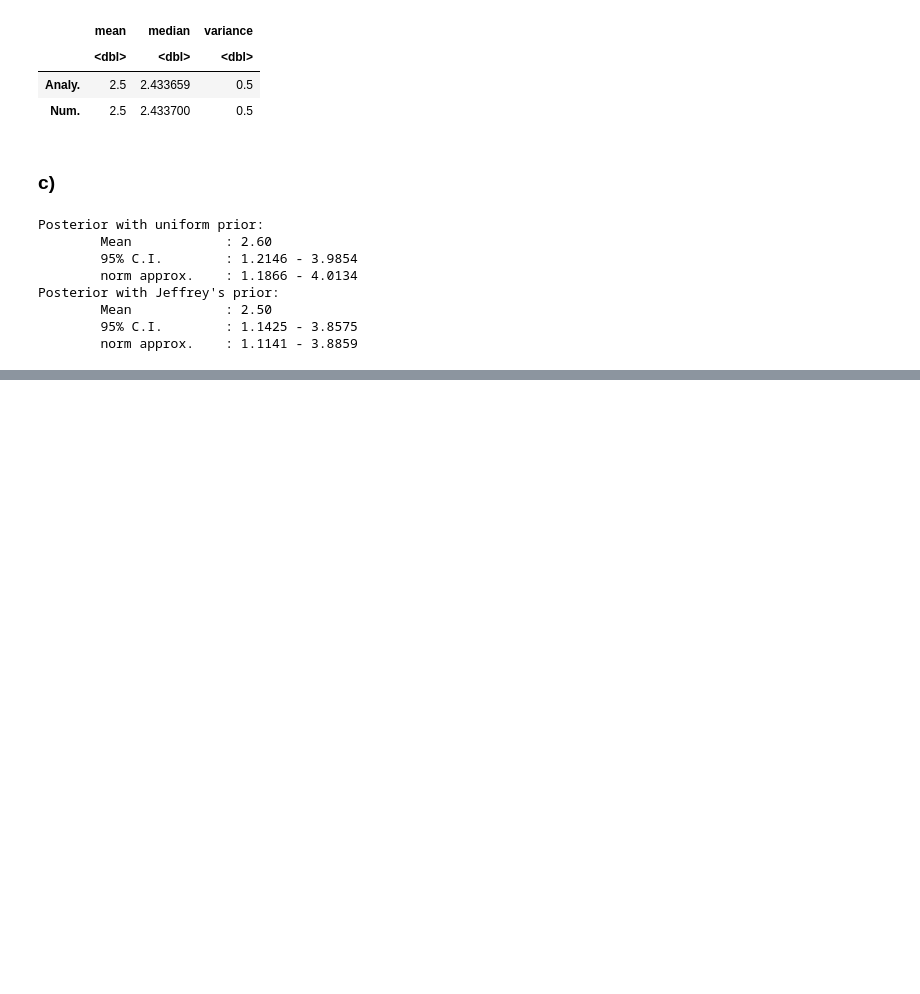
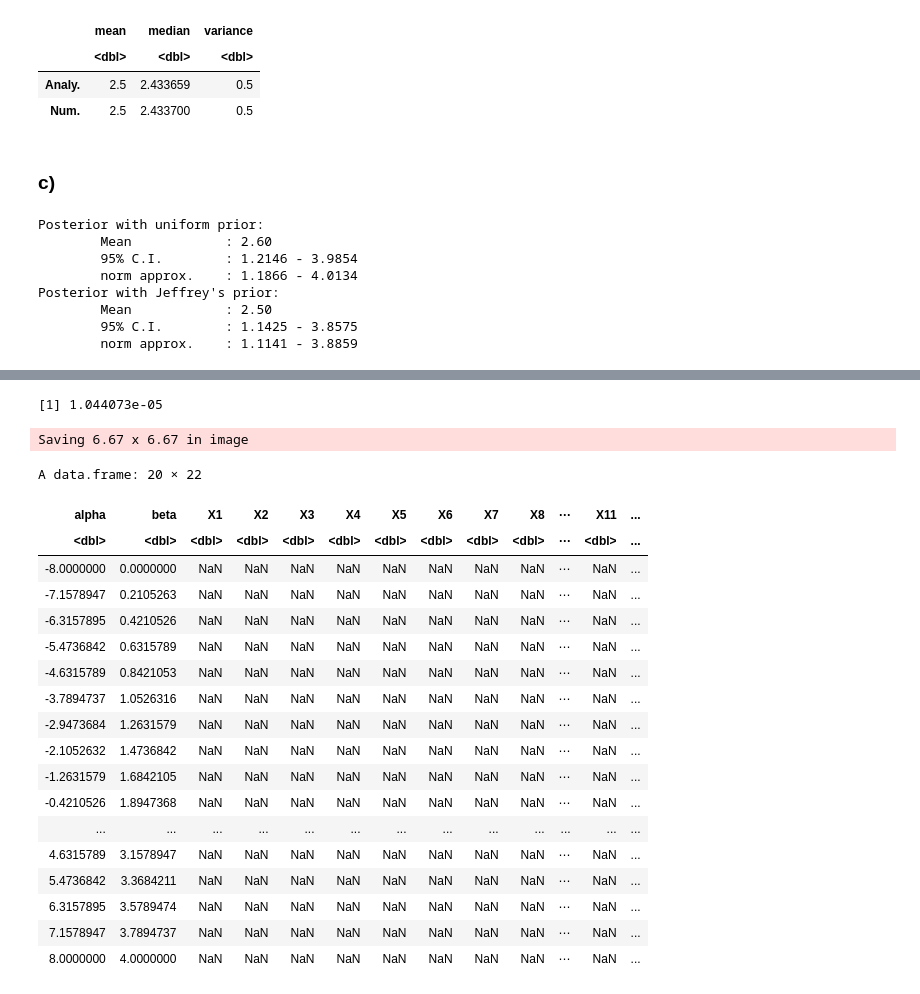
Before and after one commit to c0pp1/AS4PA-Rlab, a Jupyter notebook: rlab05/rlab05.ipynb, the cells around one changed output, grey strips where cells are left out. Cells and saved outputs as stored; diff of their text form; code cells hidden in the pictures; blank space fills up the shorter version.

```diff
--- a/rlab05/rlab05.ipynb
+++ b/rlab05/rlab05.ipynb
@@ -185,0 +233,45 @@ Usage:
+# %%
+data <- rnorm(10, 2, 3)
+evidence(data)
+# %% [output]
+[1] 1.044073e-05
+# %%
+alpha <- seq(alpha.min, alpha.max, by=0.1)
+beta  <- seq(beta.min, beta.max, by=0.1)
+values <- posterior(alpha, beta, data)
+colnames(values) <- beta
+data2plot <- data.frame(values) %>%
+        cbind(alpha) %>%
+        pivot_longer(names_to='beta', values_to='post', -alpha) %>%
+        mutate(beta=as.numeric(str_replace(beta, "X", "")))
+plt <- ggplot(data2plot, aes(x=alpha, y=beta, fill=post)) +
+       geom_raster() +
+       scale_fill_gradientn(colours=terrain.colors(10)) +
+       theme_classic()
+show(plt)
+ggsave('prova.pdf', plt)
+# %% [output]
+Saving 6.67 x 6.67 in image
+# %%
+values <- posterior(alpha, beta, data)
+data.frame( %>% colnames() <- )
+# %% [output]
+A data.frame: 20 × 22
+| alpha | beta | X1 | X2 | X3 | X4 | X5 | X6 | X7 | X8 | ⋯ | X11 | ... |
+| <dbl> | <dbl> | <dbl> | <dbl> | <dbl> | <dbl> | <dbl> | <dbl> | <dbl> | <dbl> | ⋯ | <dbl> | ... |
+| -8.0000000 | 0.0000000 | NaN | NaN | NaN | NaN | NaN | NaN | NaN | NaN | ⋯ | NaN | ... |
+| -7.1578947 | 0.2105263 | NaN | NaN | NaN | NaN | NaN | NaN | NaN | NaN | ⋯ | NaN | ... |
+| -6.3157895 | 0.4210526 | NaN | NaN | NaN | NaN | NaN | NaN | NaN | NaN | ⋯ | NaN | ... |
+| -5.4736842 | 0.6315789 | NaN | NaN | NaN | NaN | NaN | NaN | NaN | NaN | ⋯ | NaN | ... |
+| -4.6315789 | 0.8421053 | NaN | NaN | NaN | NaN | NaN | NaN | NaN | NaN | ⋯ | NaN | ... |
+| -3.7894737 | 1.0526316 | NaN | NaN | NaN | NaN | NaN | NaN | NaN | NaN | ⋯ | NaN | ... |
+| -2.9473684 | 1.2631579 | NaN | NaN | NaN | NaN | NaN | NaN | NaN | NaN | ⋯ | NaN | ... |
+| -2.1052632 | 1.4736842 | NaN | NaN | NaN | NaN | NaN | NaN | NaN | NaN | ⋯ | NaN | ... |
+| -1.2631579 | 1.6842105 | NaN | NaN | NaN | NaN | NaN | NaN | NaN | NaN | ⋯ | NaN | ... |
+| -0.4210526 | 1.8947368 | NaN | NaN | NaN | NaN | NaN | NaN | NaN | NaN | ⋯ | NaN | ... |
+| ... | ... | ... | ... | ... | ... | ... | ... | ... | ... | ... | ... | ... |
+| 4.6315789 | 3.1578947 | NaN | NaN | NaN | NaN | NaN | NaN | NaN | NaN | ⋯ | NaN | ... |
+| 5.4736842 | 3.3684211 | NaN | NaN | NaN | NaN | NaN | NaN | NaN | NaN | ⋯ | NaN | ... |
+| 6.3157895 | 3.5789474 | NaN | NaN | NaN | NaN | NaN | NaN | NaN | NaN | ⋯ | NaN | ... |
+| 7.1578947 | 3.7894737 | NaN | NaN | NaN | NaN | NaN | NaN | NaN | NaN | ⋯ | NaN | ... |
+| 8.0000000 | 4.0000000 | NaN | NaN | NaN | NaN | NaN | NaN | NaN | NaN | ⋯ | NaN | ... |
```
Also changed, not shown: parts of 12 cells of this notebook.
